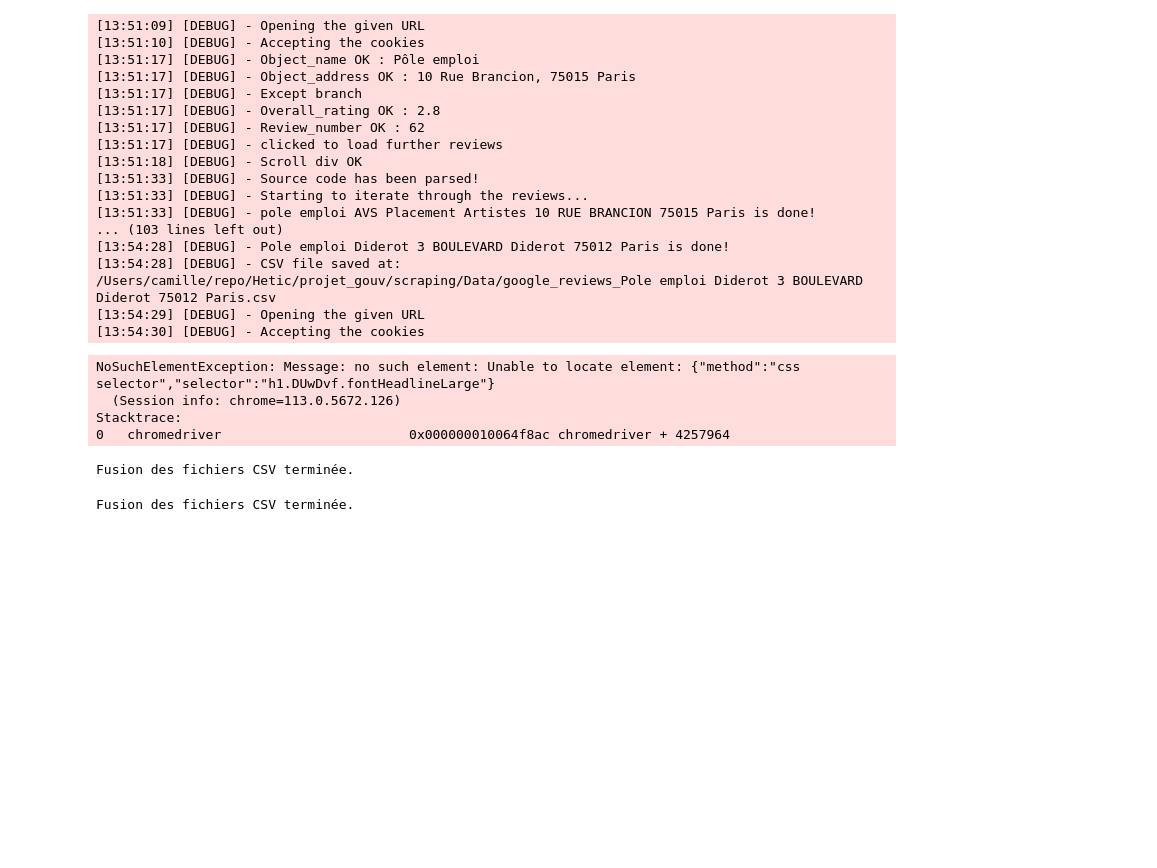
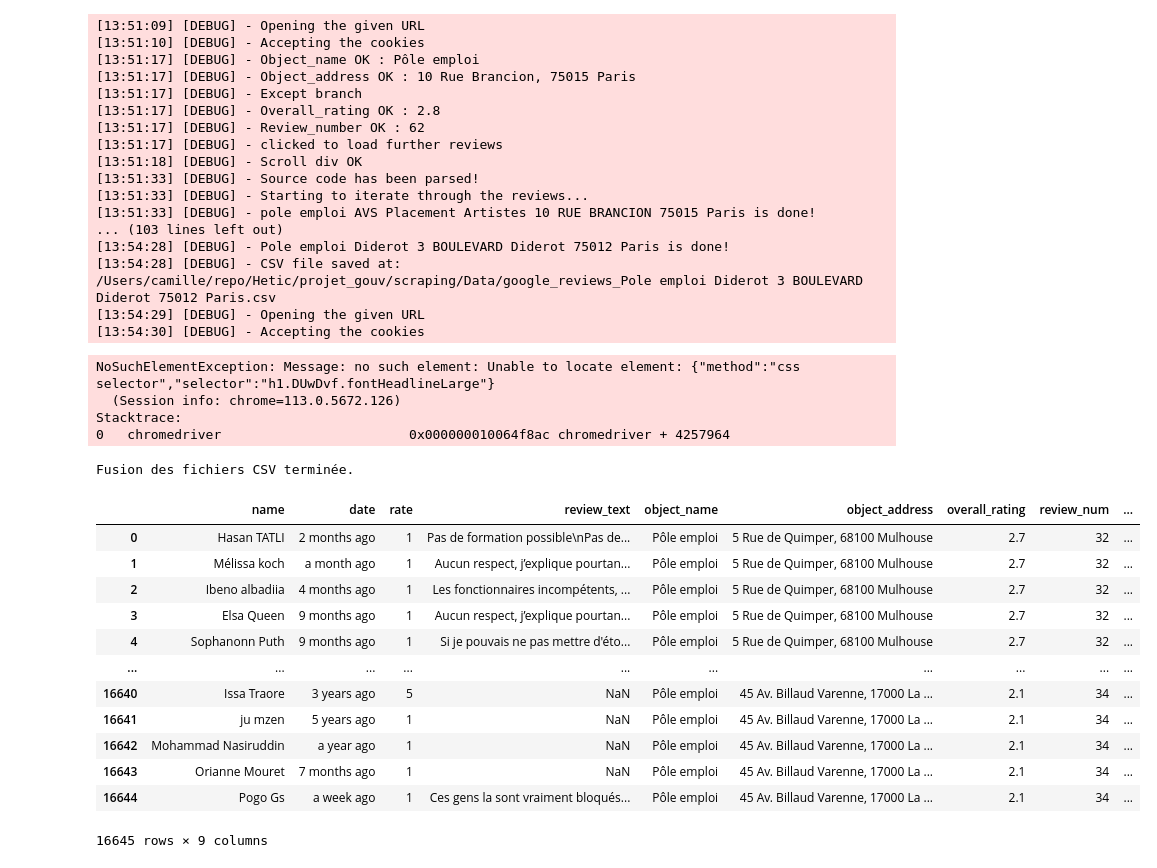
Before and after one commit to projetgouv/scraping, a Jupyter notebook: scraper/scraper.ipynb, the cells around one changed output. Cells and saved outputs as stored; diff of their text form; code cells hidden in the pictures; blank space fills up the shorter version.

Commit message:
scraping all

```diff
--- a/scraper/scraper.ipynb
+++ b/scraper/scraper.ipynb
@@ -326,22 +326,25 @@ for file in csv_files:
     dataframes.append(df)
     # Supprimer le fichier utilisé pour la fusion
     os.remove(file_path)
-
-# Fusionner tous les DataFrames en un seul DataFrame
-merged_df = pd.concat(dataframes)
-
-# Définir le chemin et le nom de fichier pour le fichier CSV fusionné
-output_file =  '/Users/camille/repo/Hetic/projet_gouv/scraping/output/google_reviews.csv'
-
-# Enregistrer le DataFrame fusionné dans un fichier CSV
-merged_df.to_csv(output_file, index=False)
-
-print("Fusion des fichiers CSV terminée.")
-# %% [output]
-Fusion des fichiers CSV terminée.
 # %%
 import pandas as pd
-data = pd.read_csv('/Users/camille/repo/Hetic/projet_gouv/scraping/Data/google_reviews.csv')
+data = pd.read_csv('/Users/camille/repo/Hetic/projet_gouv/scraping/output/google_reviews.csv')
+# %%
+data
+# %% [output]
+|  | name | date | rate | review_text | object_name | object_address | overall_rating | review_num | ... |
+| 0 | Hasan TATLI | 2 months ago | 1 | Pas de formation possible\nPas de... | Pôle emploi | 5 Rue de Quimper, 68100 Mulhouse | 2.7 | 32 | ... |
+| 1 | Mélissa koch | a month ago | 1 | Aucun respect, j’explique pourtan... | Pôle emploi | 5 Rue de Quimper, 68100 Mulhouse | 2.7 | 32 | ... |
+| 2 | Ibeno albadiia | 4 months ago | 1 | Les fonctionnaires incompétents, ... | Pôle emploi | 5 Rue de Quimper, 68100 Mulhouse | 2.7 | 32 | ... |
+| 3 | Elsa Queen | 9 months ago | 1 | Aucun respect, j’explique pourtan... | Pôle emploi | 5 Rue de Quimper, 68100 Mulhouse | 2.7 | 32 | ... |
+| 4 | Sophanonn Puth | 9 months ago | 1 | Si je pouvais ne pas mettre d'éto... | Pôle emploi | 5 Rue de Quimper, 68100 Mulhouse | 2.7 | 32 | ... |
+| ... | ... | ... | ... | ... | ... | ... | ... | ... | ... |
+| 16640 | Issa Traore | 3 years ago | 5 | NaN | Pôle emploi | 45 Av. Billaud Varenne, 17000 La ... | 2.1 | 34 | ... |
+| 16641 | ju mzen | 5 years ago | 1 | NaN | Pôle emploi | 45 Av. Billaud Varenne, 17000 La ... | 2.1 | 34 | ... |
+| 16642 | Mohammad Nasiruddin | a year ago | 1 | NaN | Pôle emploi | 45 Av. Billaud Varenne, 17000 La ... | 2.1 | 34 | ... |
+| 16643 | Orianne Mouret | 7 months ago | 1 | NaN | Pôle emploi | 45 Av. Billaud Varenne, 17000 La ... | 2.1 | 34 | ... |
+| 16644 | Pogo Gs | a week ago | 1 | Ces gens la sont vraiment bloqués... | Pôle emploi | 45 Av. Billaud Varenne, 17000 La ... | 2.1 | 34 | ... |
+16645 rows × 9 columns
 # %%
 data.drop_duplicates(subset=['name', 'date', 'rate', 'review_text', 'object_name', 'object_address', 'overall_rating', 'review_num', 'object_url'], keep='first', inplace=True)
 # %%
```
Also changed, not shown: 6 other files.
